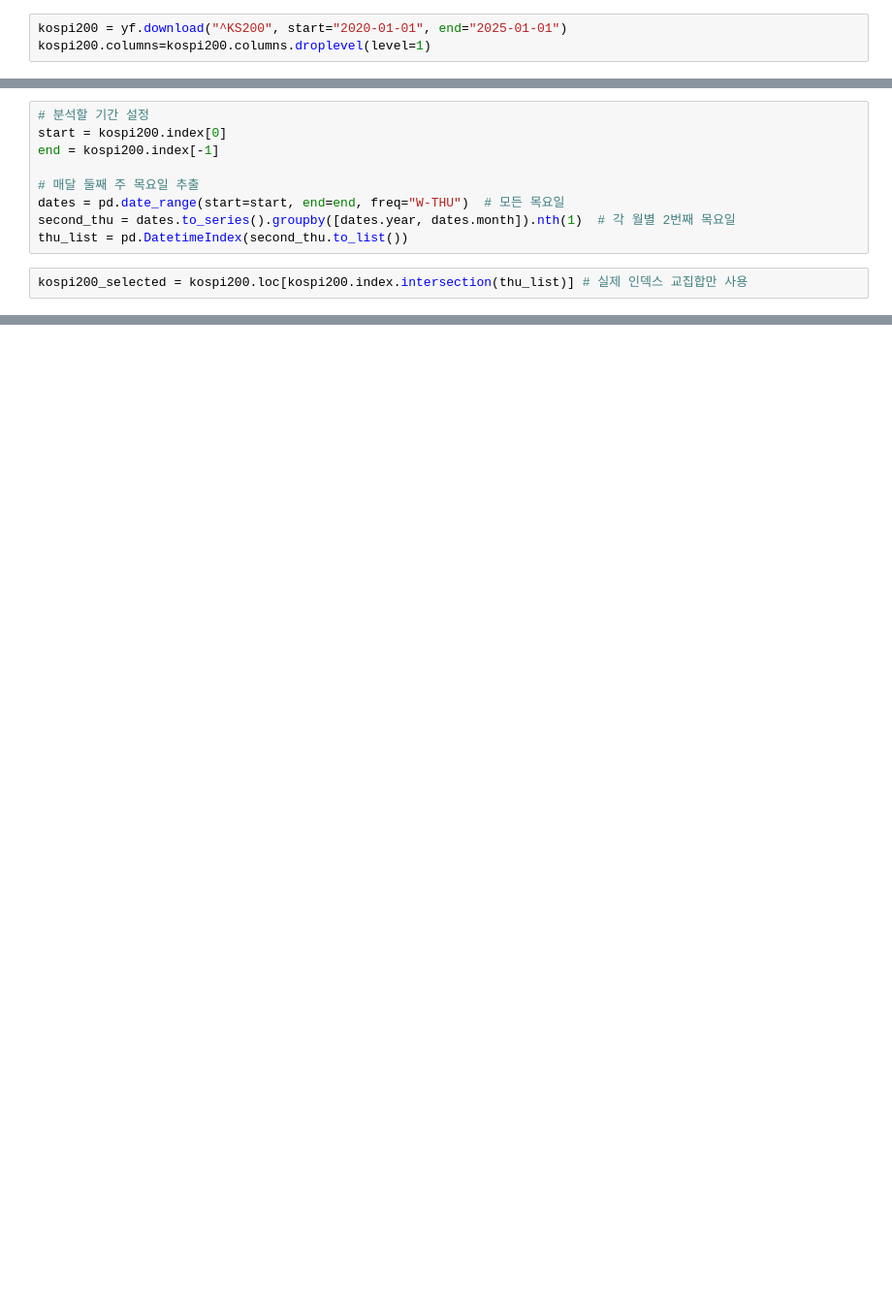
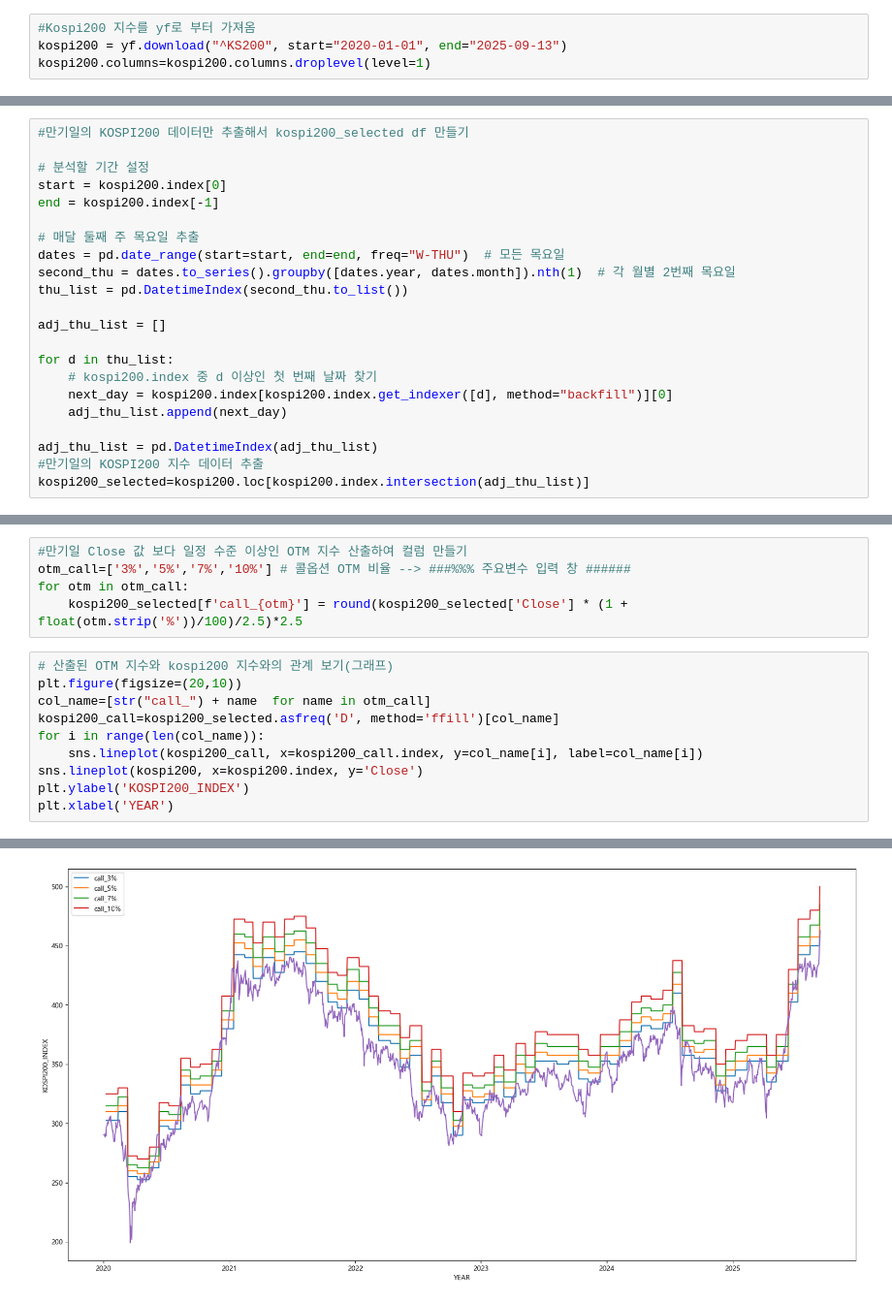
Before and after one commit to chickenflight/stock_analysis, a Jupyter notebook: option_stratedgy.ipynb, the cells around one changed output, grey strips where cells are left out. Shown at 97% size. Cells and saved outputs as stored; diff of their text form; blank space fills up the shorter version.

```diff
--- a/option_stratedgy.ipynb
+++ b/option_stratedgy.ipynb
@@ -16,4 +15,5 @@ mpl.rc('axes', unicode_minus=False)
 # %%
-kospi200 = yf.download("^KS200", start="2020-01-01", end="2025-01-01")
+#Kospi200 지수를 yf로 부터 가져옴
+kospi200 = yf.download("^KS200", start="2020-01-01", end="2025-09-13")
 kospi200.columns=kospi200.columns.droplevel(level=1)
 # %% [output]
@@ -22,4 +21,6 @@ YF.download() has changed argument auto_adjust default to True
 # %%
+#만기일의 KOSPI200 데이터만 추출해서 kospi200_selected df 만들기
+
 # 분석할 기간 설정
 start = kospi200.index[0]
 end = kospi200.index[-1]
@@ -28,5 +29,14 @@ end = kospi200.index[-1]
 dates = pd.date_range(start=start, end=end, freq="W-THU")  # 모든 목요일
 second_thu = dates.to_series().groupby([dates.year, dates.month]).nth(1)  # 각 월별 2번째 목요일
 thu_list = pd.DatetimeIndex(second_thu.to_list())
+
+adj_thu_list = []
+
+for d in thu_list:
+    # kospi200.index 중 d 이상인 첫 번째 날짜 찾기
+    next_day = kospi200.index[kospi200.index.get_indexer([d], method="backfill")][0]
+    adj_thu_list.append(next_day)
+
+adj_thu_list = pd.DatetimeIndex(adj_thu_list)
+#만기일의 KOSPI200 지수 데이터 추출
+kospi200_selected=kospi200.loc[kospi200.index.intersection(adj_thu_list)]
-# %%
-kospi200_selected = kospi200.loc[kospi200.index.intersection(thu_list)] # 실제 인덱스 교집합만 사용
@@ -52,0 +43,16 @@ kospi200_selected
+# %%
+#만기일 Close 값 보다 일정 수준 이상인 OTM 지수 산출하여 컬럼 만들기
+otm_call=['3%','5%','7%','10%'] # 콜옵션 OTM 비율 --> ###%%% 주요변수 입력 창 ######
+for otm in otm_call:
+    kospi200_selected[f'call_{otm}'] = round(kospi200_selected['Close'] * (1 + float(otm.strip('%'))/100)/2.5)*2.5
+# %%
+# 산출된 OTM 지수와 kospi200 지수와의 관계 보기(그래프)
+plt.figure(figsize=(20,10))
+col_name=[str("call_") + name  for name in otm_call]
+kospi200_call=kospi200_selected.asfreq('D', method='ffill')[col_name]
+for i in range(len(col_name)):
+    sns.lineplot(kospi200_call, x=kospi200_call.index, y=col_name[i], label=col_name[i])
+sns.lineplot(kospi200, x=kospi200.index, y='Close')
+plt.ylabel('KOSPI200_INDEX')
+plt.xlabel('YEAR')
+# %% [output]
@@ -52,0 +60 @@ kospi200_selected
+[figure, added]
```
Also changed, not shown: parts of 40 cells of this notebook.
